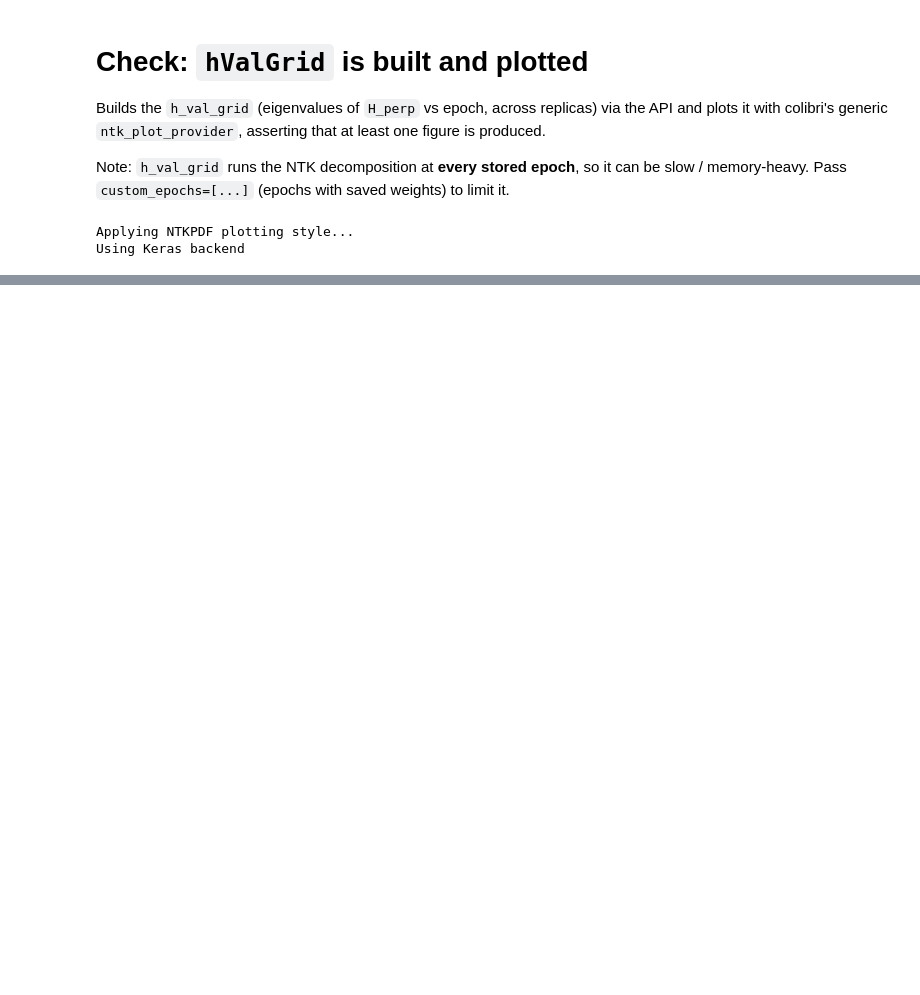
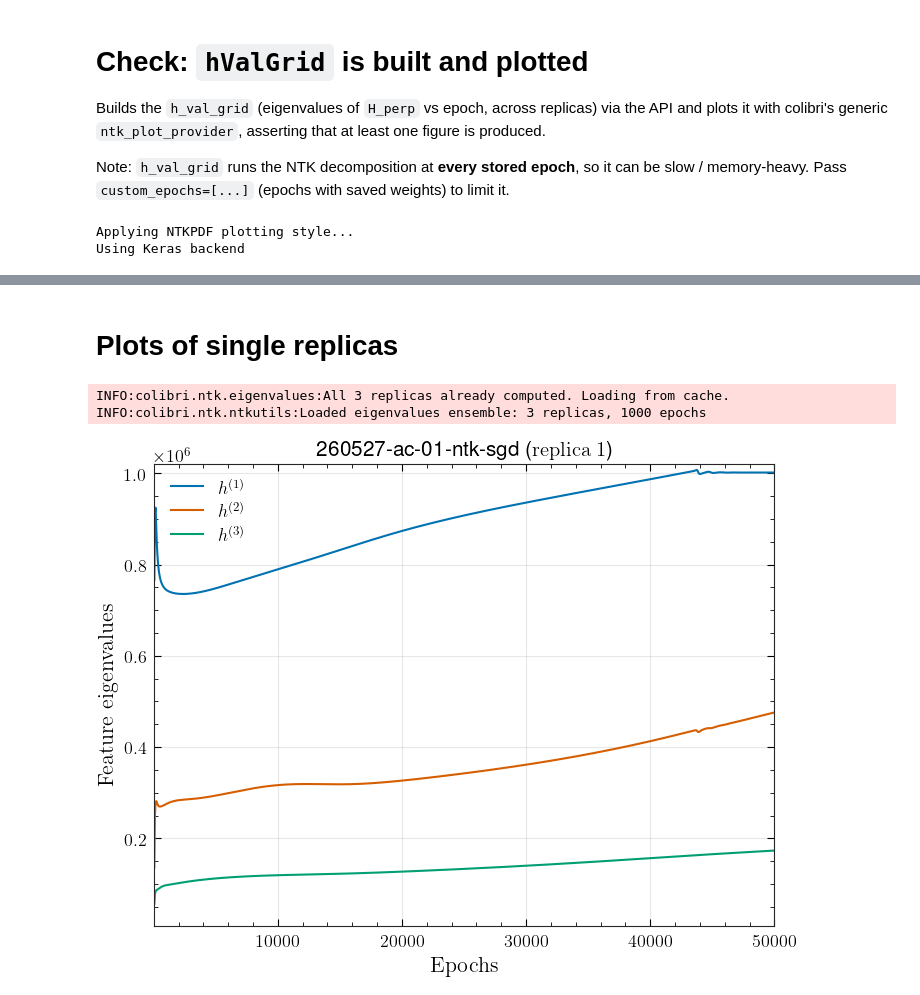
Before and after one commit to achiefa/NTKPDF, a Jupyter notebook: ntkpdf/examples/h_val_grid.ipynb, the cells around one changed output, grey strips where cells are left out. Saved outputs shown, nothing was run; the diff lists cells and outputs as text; code cells hidden in the pictures; blank space fills up the shorter version.

Commit message:
Add notebook support for logging + feature plots

```diff
--- a/ntkpdf/examples/h_val_grid.ipynb
+++ b/ntkpdf/examples/h_val_grid.ipynb
@@ -79,0 +81,15 @@ IndexError: index -1 is out of bounds for axis 0 with size 0
+# %% [markdown]
+# Plots of single replicas
+# %%
+figs = API.plot_feature_eigvals_replica_by_fit(fits=[fit],
+                                        replica_index=1,
+                                        **common_dict,
+                                        rank_indices=[1,2,3])
+# %% [output]
+INFO:colibri.ntk.eigenvalues:All 3 replicas already computed. Loading from cache.
+INFO:colibri.ntk.ntkutils:Loaded eigenvalues ensemble: 3 replicas, 1000 epochs
+# %%
+for fig, _result in figs:
+    display(fig)
+# %% [output]
+[figure, added]
```
Also changed, not shown: parts of 2 cells of this notebook, 20 other files.
